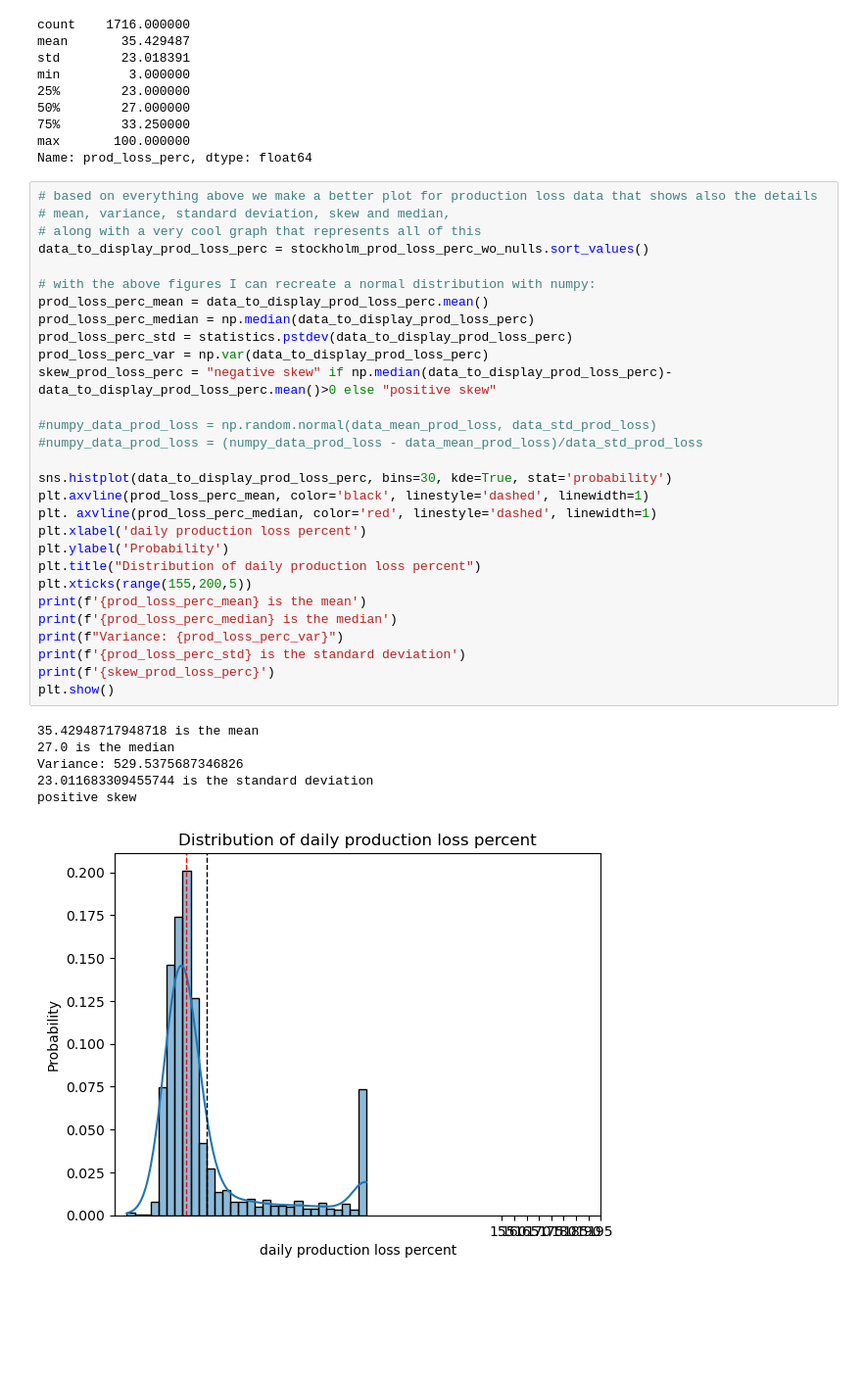
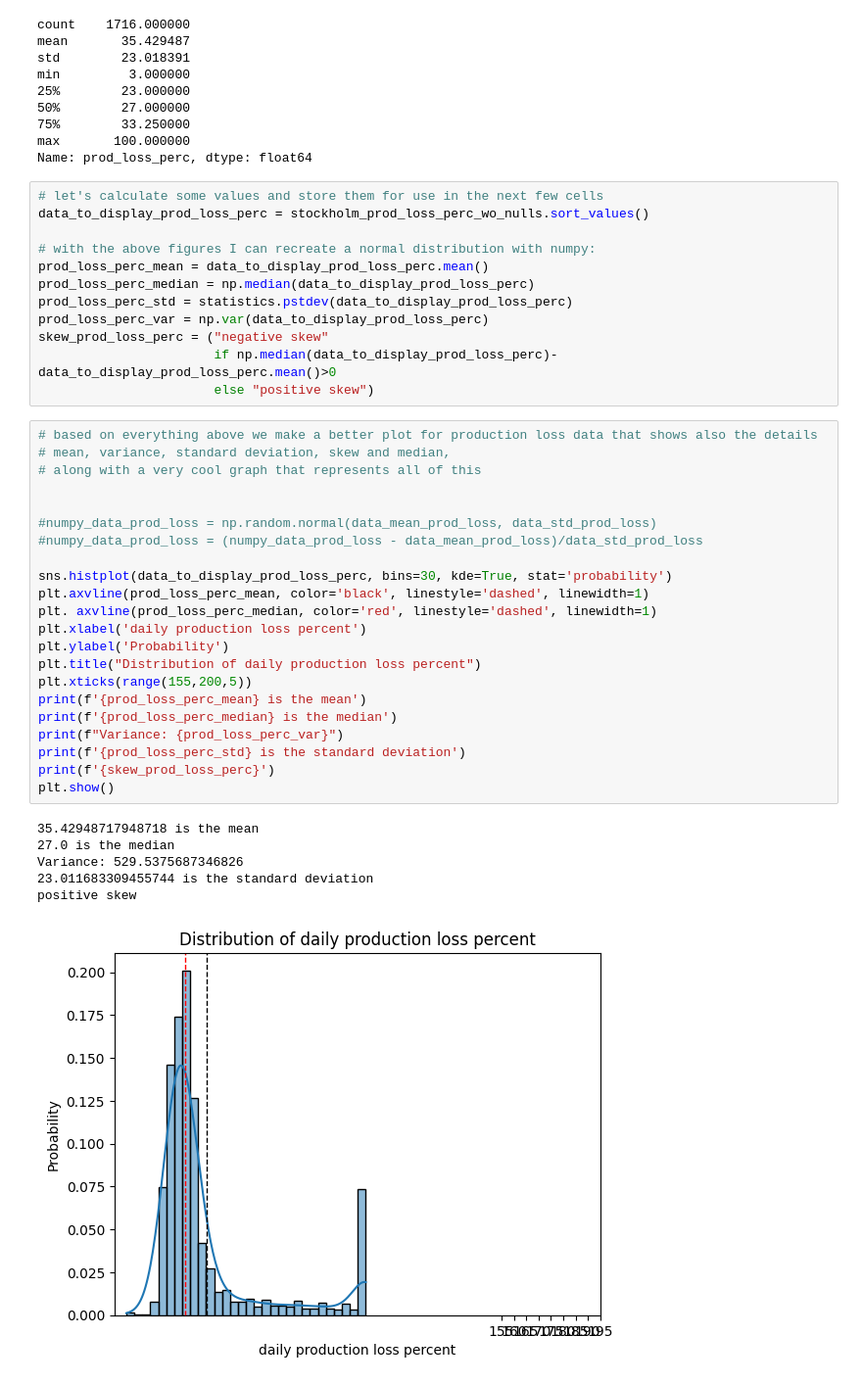
Before and after one commit to primalkriek/modeling-production-capability, a Jupyter notebook: notebooks/Stockholm production capability.ipynb, the cells around one changed output. Shown at 98% size. Drawn from its saved outputs; the diff is of its cells as text; blank space fills up the shorter version.

```diff
--- a/notebooks/Stockholm production capability.ipynb
+++ b/notebooks/Stockholm production capability.ipynb
@@ -461,39 +313,44 @@ min         3.000000
 75%        33.250000
 max       100.000000
 Name: prod_loss_perc, dtype: float64
+# %%
+# let's calculate some values and store them for use in the next few cells
+data_to_display_prod_loss_perc = stockholm_prod_loss_perc_wo_nulls.sort_values()
+
+# with the above figures I can recreate a normal distribution with numpy:
+prod_loss_perc_mean = data_to_display_prod_loss_perc.mean()
+prod_loss_perc_median = np.median(data_to_display_prod_loss_perc)
+prod_loss_perc_std = statistics.pstdev(data_to_display_prod_loss_perc)
+prod_loss_perc_var = np.var(data_to_display_prod_loss_perc)
+skew_prod_loss_perc = ("negative skew"
+                       if np.median(data_to_display_prod_loss_perc)-data_to_display_prod_loss_perc.mean()>0
+                       else "positive skew")
 # %%
 # based on everything above we make a better plot for production loss data that shows also the details
 # mean, variance, standard deviation, skew and median,
 # along with a very cool graph that represents all of this
-data_to_display_prod_loss_perc = stockholm_prod_loss_perc_wo_nulls.sort_values()
 
-# with the above figures I can recreate a normal distribution with numpy:
-prod_loss_perc_mean = data_to_display_prod_loss_perc.mean()
-prod_loss_perc_median = np.median(data_to_display_prod_loss_perc)
-prod_loss_perc_std = statistics.pstdev(data_to_display_prod_loss_perc)
-prod_loss_perc_var = np.var(data_to_display_prod_loss_perc)
-skew_prod_loss_perc = "negative skew" if np.median(data_to_display_prod_loss_perc)-data_to_display_prod_loss_perc.mean()>0 else "positive skew"
 
 #numpy_data_prod_loss = np.random.normal(data_mean_prod_loss, data_std_prod_loss)
 #numpy_data_prod_loss = (numpy_data_prod_loss - data_mean_prod_loss)/data_std_prod_loss
 
 sns.histplot(data_to_display_prod_loss_perc, bins=30, kde=True, stat='probability')
 plt.axvline(prod_loss_perc_mean, color='black', linestyle='dashed', linewidth=1)
 plt. axvline(prod_loss_perc_median, color='red', linestyle='dashed', linewidth=1)
 plt.xlabel('daily production loss percent')
 plt.ylabel('Probability')
 plt.title("Distribution of daily production loss percent")
 plt.xticks(range(155,200,5))
 print(f'{prod_loss_perc_mean} is the mean')
 print(f'{prod_loss_perc_median} is the median')
 print(f"Variance: {prod_loss_perc_var}")
 print(f'{prod_loss_perc_std} is the standard deviation')
 print(f'{skew_prod_loss_perc}')
 plt.show()
 # %% [output]
 35.42948717948718 is the mean
 27.0 is the median
 Variance: 529.5375687346826
 23.011683309455744 is the standard deviation
 positive skew
-[figure, old version]
+[figure, new version]
```
Also changed, not shown: parts of 15 cells of this notebook.
